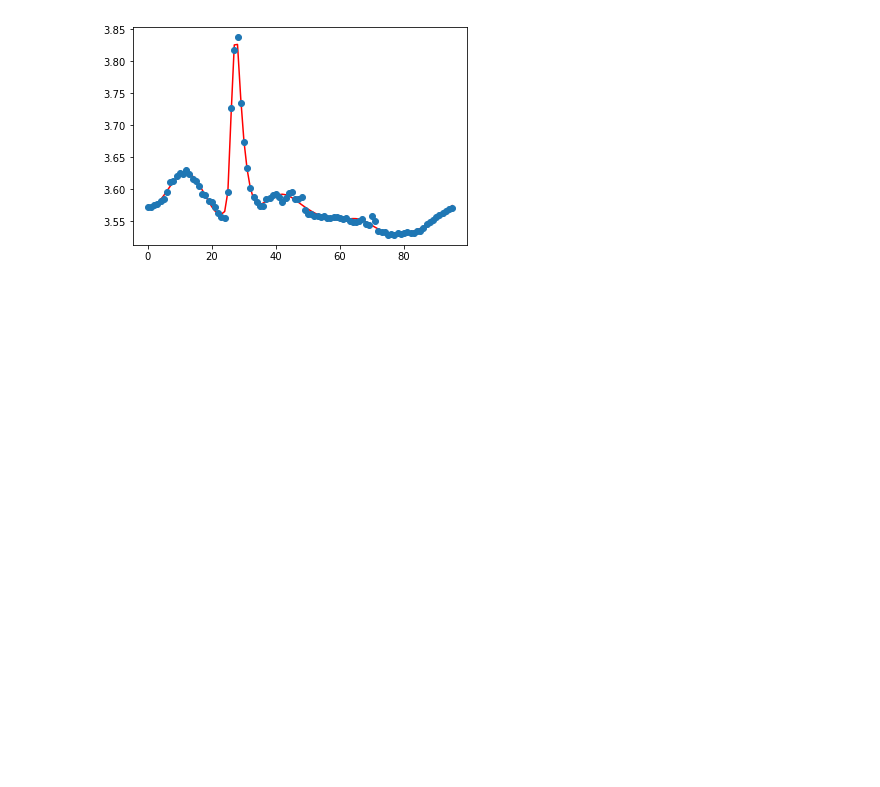
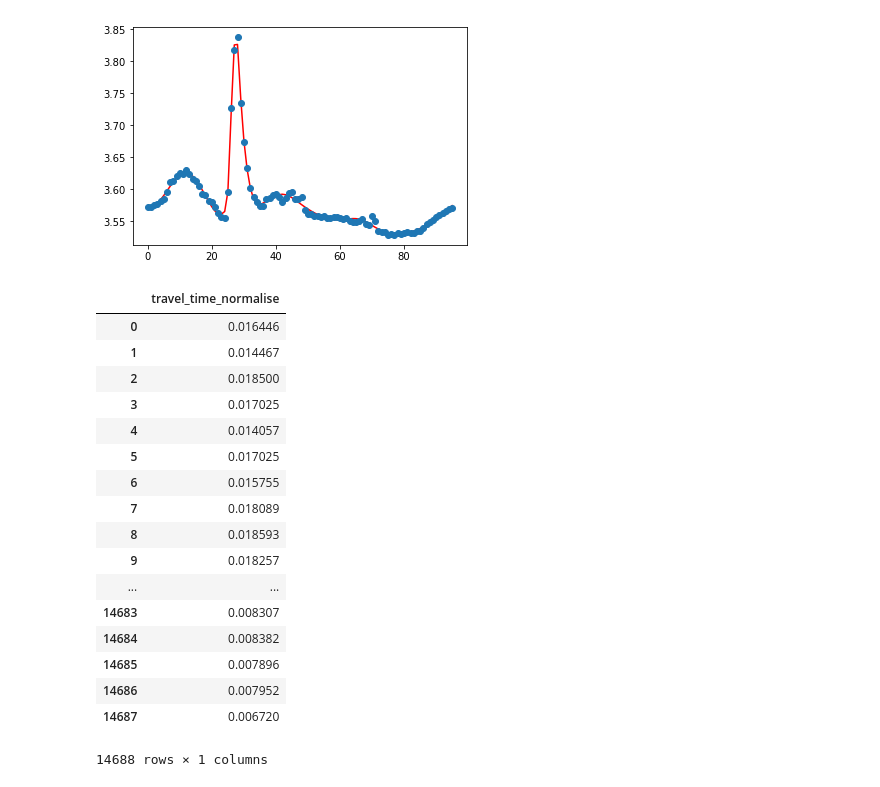
Before and after one commit to zydarChen/predict_17, a Jupyter notebook: Highways_England/LM326.ipynb, the cells around one changed output. Cells and saved outputs as stored; diff of their text form; code cells hidden in the pictures; blank space fills up the shorter version.

```diff
--- a/Highways_England/LM326.ipynb
+++ b/Highways_England/LM326.ipynb
@@ -78,0 +144,23 @@ df[['link_ID', 'date', 'travel_time_log', 'travel_time', 'flow', 'speed', 'lengt
+# %%
+df_data = load_data('data/HE_2013_M25LM326_6_10.csv')
+# %%
+df_data
+# %% [output]
+|  | travel_time_normalise |
+| 0 | 0.016446 |
+| 1 | 0.014467 |
+| 2 | 0.018500 |
+| 3 | 0.017025 |
+| 4 | 0.014057 |
+| 5 | 0.017025 |
+| 6 | 0.015755 |
+| 7 | 0.018089 |
+| 8 | 0.018593 |
+| 9 | 0.018257 |
+| ... | ... |
+| 14683 | 0.008307 |
+| 14684 | 0.008382 |
+| 14685 | 0.007896 |
+| 14686 | 0.007952 |
+| 14687 | 0.006720 |
+14688 rows × 1 columns
```
Also changed, not shown: parts of 4 cells of this notebook, 4 other files.
